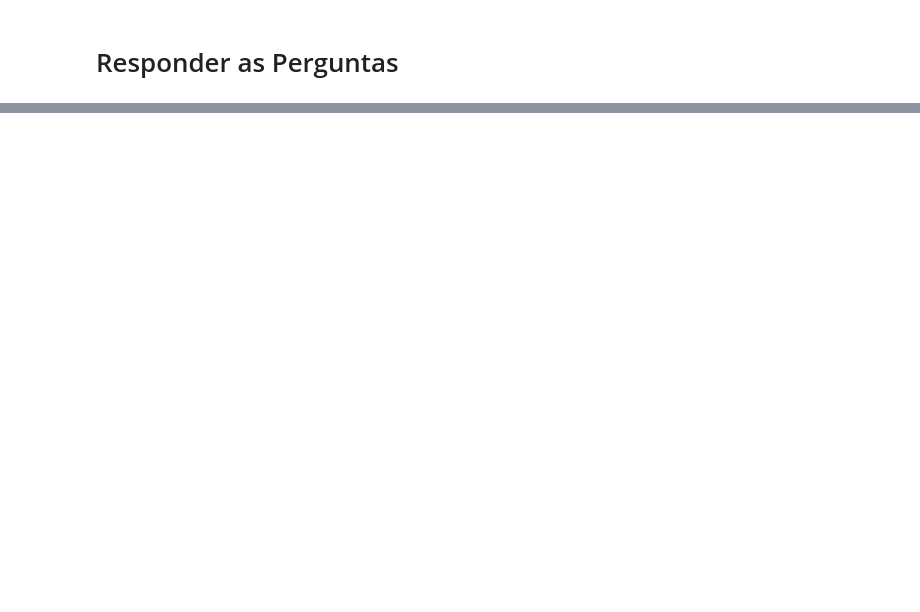
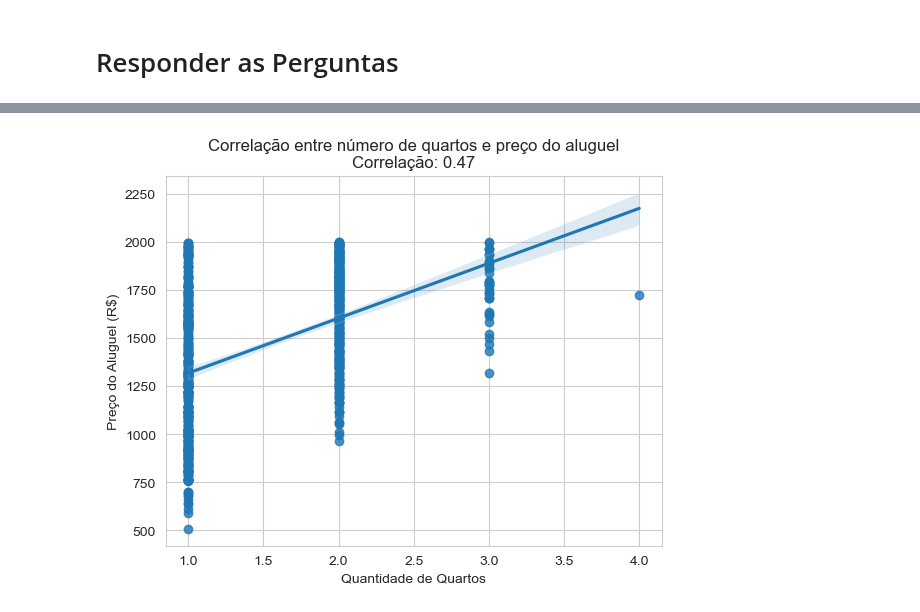
Before and after one commit to silas-silva/Analise-Exploratoria-de-Dados-Preco-Aluguel-Sao-Paulo, a Jupyter notebook: projeto/Analise Exploratória de Dados.ipynb, the cells around one changed output, grey strips where cells are left out. Drawn from its saved outputs; the diff is of its cells as text; code cells hidden in the pictures; blank space fills up the shorter version.

```diff
--- a/projeto/Analise Exploratória de Dados.ipynb
+++ b/projeto/Analise Exploratória de Dados.ipynb
@@ -277,0 +264,16 @@ plt.show()
+# %%
+# Calculando a correlação entre as variáveis
+coeficiente_correlacao = precoAluguelImoveisSP_df['rooms'].corr(precoAluguelImoveisSP_df['total (R$)'])
+
+# Plotando o gráfico de dispersão com a linha de regressão
+sns.regplot(data=precoAluguelImoveisSP_df, x='rooms', y='total (R$)')
+
+# Definindo o título e os rótulos dos eixos
+plt.title('Correlação entre número de quartos e preço do aluguel\nCorrelação: {:.2f}'.format(coeficiente_correlacao))
+plt.xlabel('Quantidade de Quartos')
+plt.ylabel('Preço do Aluguel (R$)')
+
+# Exibindo o gráfico
+plt.show()
+# %% [output]
+[figure, added]
```
Also changed, not shown: parts of 26 cells of this notebook.
